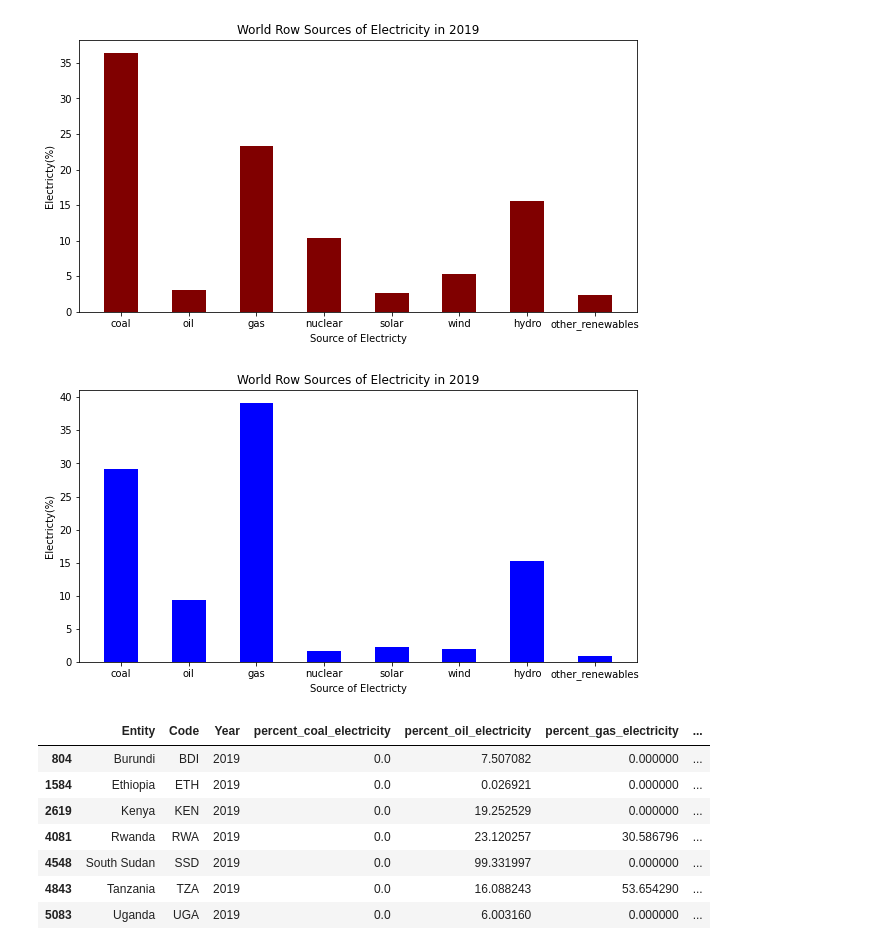
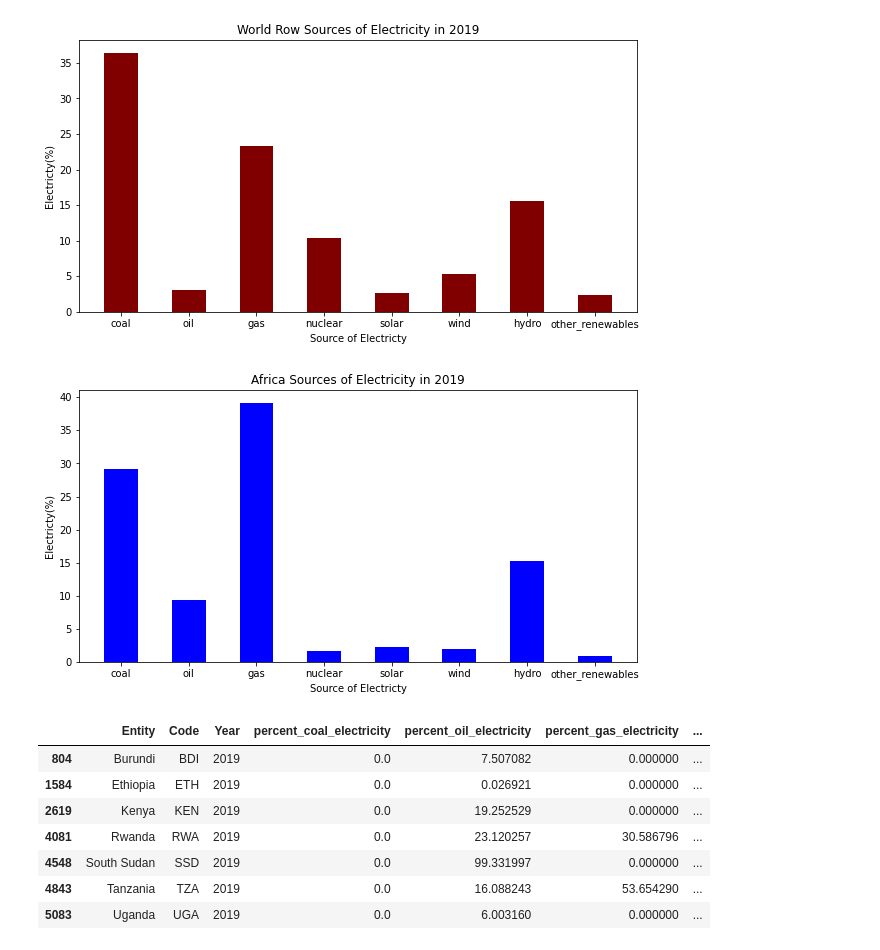
Before and after one commit to AlexTwenji777/Prep-Group-Project, a Jupyter notebook: Panthers.ipynb, the cells around one changed output. Cells and saved outputs as stored; diff of their text form; code cells hidden in the pictures.

```diff
--- a/Panthers.ipynb
+++ b/Panthers.ipynb
@@ -1175,7 +1166,11 @@ Global_source.head()
 | 4 | Afghanistan | AFG | 2004 | 0.0 | 0.0 | 36.800895 | ... |
 # %%
 # Let's make the column titles consistent
-Global_source.columns = ['Entity', 'Code', 'Year', 'percent_coal_electricity', 'percent_oil_electricity', 'percent_gas_electricity', 'percent_nuclear_electricity', 'percent_solar_electricity', 'percent_wind_electricity', 'percent_hydro_electricity', 'percent_other_renewables', 'percent_renewables_total']
+Global_source.columns = (['Entity', 'Code', 'Year', 'percent_coal_electricity', 'percent_oil_electricity',
+                          'percent_gas_electricity', 'percent_nuclear_electricity', 'percent_solar_electricity',
+                          'percent_wind_electricity', 'percent_hydro_electricity', 'percent_other_renewables',
+                          'percent_renewables_total'])
+
 Global_source.head()
 # %% [output]
 |  | Entity | Code | Year | percent_coal_electricity | percent_oil_electricity | percent_gas_electricity | ... |
@@ -1255,13 +1263,15 @@ plt.show()
 # Now using the World row only, to verify the results above
 Most_Recent_World = Most_Recent[Most_Recent['Entity'] == 'World'].copy(deep=True)
 Most_Recent_World
+
 # There's a difference here that needs to be analyzed
 
 # Iterating over each row to get the values
 for index, rows in Most_Recent_World.iterrows():
     # Creating a list for the current row
-    World_2019 =[rows.percent_coal_electricity, rows.percent_oil_electricity, rows.percent_gas_electricity, rows.percent_nuclear_electricity, rows.percent_solar_electricity, rows.percent_wind_electricity, rows.percent_hydro_electricity, rows.percent_other_renewables]
-
+    World_2019 = [rows.percent_coal_electricity, rows.percent_oil_electricity, rows.percent_gas_electricity,
+                 rows.percent_nuclear_electricity, rows.percent_solar_electricity,
+                 rows.percent_wind_electricity, rows.percent_hydro_electricity, rows.percent_other_renewables]
 
 Names = ['coal','oil','gas','nuclear','solar','wind','hydro','other_renewables']
 
@@ -1274,34 +1284,34 @@ plt.bar(Names,World_2019,color ='maroon',  width = 0.5)
 plt.xlabel("Source of Electricty")
 plt.ylabel("Electricty(%)")
 plt.title("World Row Sources of Electricity in 2019")
-# plt.xticks(np.arange(2009, 2012,1.0))
 plt.show()
 # %% [output]
 [figure]
 # %%
 # Africa only
 
 Most_Recent_Africa = Most_Recent[Most_Recent['Entity'] == 'Africa'].copy(deep=True)
 Most_Recent_Africa
 
 # Iterating over each row to get the values
 for index, rows in Most_Recent_Africa.iterrows():
     # Creating a list for the current row
-    Africa_list =[rows.percent_coal_electricity, rows.percent_oil_electricity, rows.percent_gas_electricity, rows.percent_nuclear_electricity, rows.percent_solar_electricity, rows.percent_wind_electricity, rows.percent_hydro_electricity, rows.percent_other_renewables]
+    Africa_list = [rows.percent_coal_electricity, rows.percent_oil_electricity, rows.percent_gas_electricity,
+                   rows.percent_nuclear_electricity, rows.percent_solar_electricity,
+                   rows.percent_wind_electricity, rows.percent_hydro_electricity, rows.percent_other_renewables]
 
 #Plotting comparison
 plt.figure(figsize = (10, 5))
 
 # creating the bar plot
 plt.bar(Names,Africa_list,color ='blue',  width = 0.5)
 
 plt.xlabel("Source of Electricty")
 plt.ylabel("Electricty(%)")
-plt.title("World Row Sources of Electricity in 2019")
-# plt.xticks(np.arange(2009, 2012,1.0))
+plt.title("Africa Sources of Electricity in 2019")
 plt.show()
 # %% [output]
-[figure, old version]
+[figure, new version]
 # %%
 # East Africa only
 
```
Also changed, not shown: parts of 50 cells of this notebook, 2 other files.
